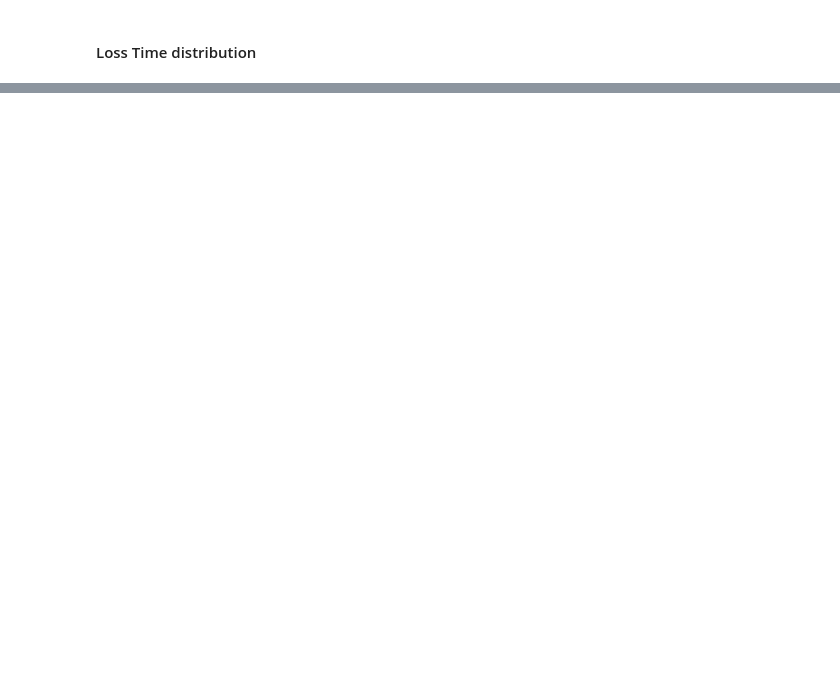
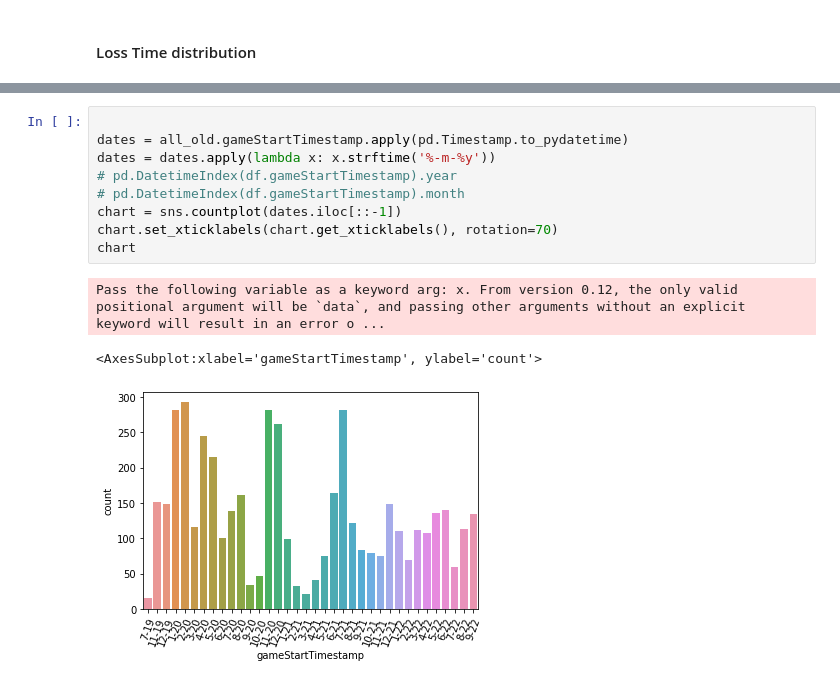
Before and after one commit to RALEx147/league, a Jupyter notebook: league.ipynb, the cells around one changed output, grey strips where cells are left out. Drawn from its saved outputs; the diff is of its cells as text; blank space fills up the shorter version.

```diff
--- a/league.ipynb
+++ b/league.ipynb
@@ -332,0 +429,13 @@ item_count(df, item_id_to_name, show=30)
+# %%
+
+dates = all_old.gameStartTimestamp.apply(pd.Timestamp.to_pydatetime)
+dates = dates.apply(lambda x: x.strftime('%-m-%y'))
+# pd.DatetimeIndex(df.gameStartTimestamp).year
+# pd.DatetimeIndex(df.gameStartTimestamp).month
+chart = sns.countplot(dates.iloc[::-1])
+chart.set_xticklabels(chart.get_xticklabels(), rotation=70)
+chart
+# %% [output]
+Pass the following variable as a keyword arg: x. From version 0.12, the only valid positional argument will be `data`, and passing other arguments without an explicit keyword will result in an error o ...
+<AxesSubplot:xlabel='gameStartTimestamp', ylabel='count'>
+[figure, added]
```
Also changed, not shown: parts of 67 cells of this notebook, 3 other files.
